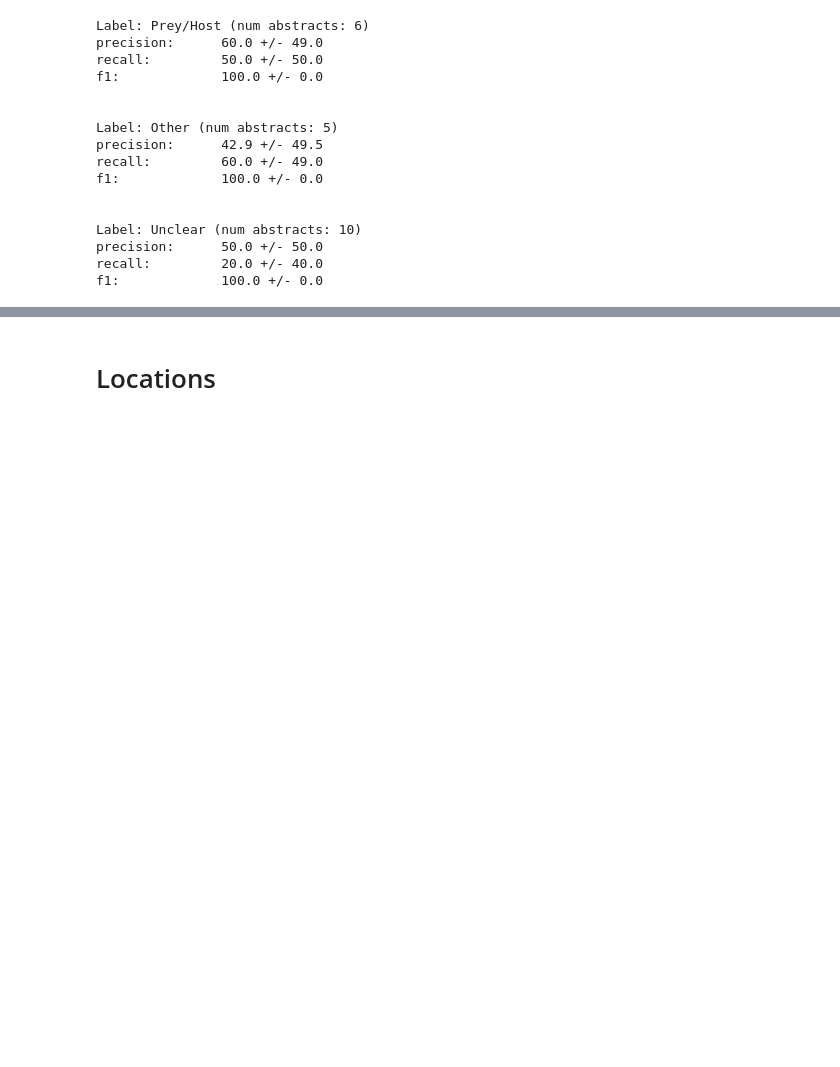
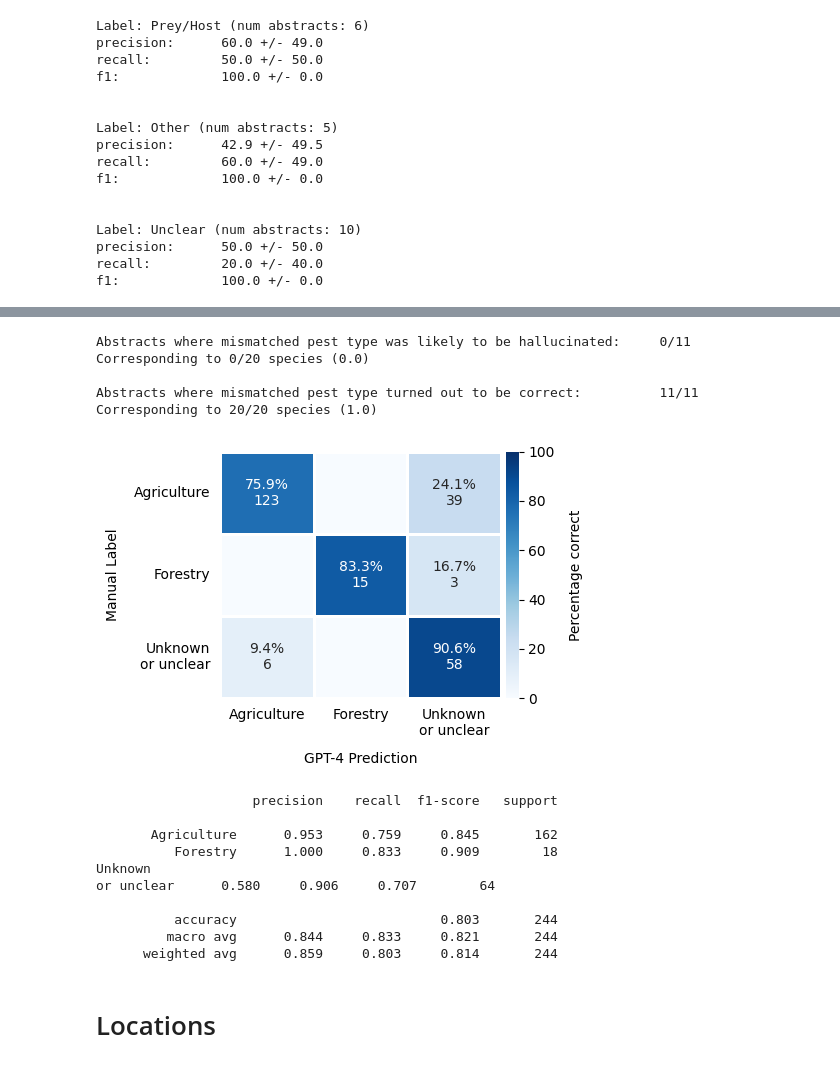
Before and after one commit to dscheepens/GPT4-pest-controllers, a Jupyter notebook: notebook_complete.ipynb, the cells around one changed output, grey strips where cells are left out. Saved outputs shown, nothing was run; the diff lists cells and outputs as text; code cells hidden in the pictures; blank space fills up the shorter version.

```diff
--- a/notebook_complete.ipynb
+++ b/notebook_complete.ipynb
@@ -1030,3 +1334,47 @@ f1:             100.0 +/- 0.0
+# %%
+# Comparison with Pest_Industry_Hallucinations.pdf:
+
+num_abstracts = 11
+num_species = 20
+
+print('Abstracts where mismatched pest type was likely to be hallucinated: \t0/11')
+print('Corresponding to 0/20 species (%s)'%np.round(0/20,3))
+
+print('\nAbstracts where mismatched pest type turned out to be correct: \t\t11/11')
+print('Corresponding to 20/20 species (%s)'%np.round(20/20,3))
+# %% [output]
+Abstracts where mismatched pest type was likely to be hallucinated:     0/11
+Corresponding to 0/20 species (0.0)
+
+Abstracts where mismatched pest type turned out to be correct:          11/11
+Corresponding to 20/20 species (1.0)
+# %%
+x[(x['Associated With']=='Unknown\nor unclear')&(y['Associated With']=='Agriculture')&(x['EID']=='2-s2.0-32544437705')]='Agriculture'
+x[(x['Associated With']=='Unknown\nor unclear')&(y['Associated With']=='Agriculture')&(x['EID']=='2-s2.0-0242446679')]='Agriculture'
+x[(x['Associated With']=='Unknown\nor unclear')&(y['Associated With']=='Agriculture')&(x['EID']=='2-s2.0-77956400174')]='Agriculture'
+x[(x['Associated With']=='Unknown\nor unclear')&(y['Associated With']=='Agriculture')&(x['EID']=='2-s2.0-84857317215')]='Agriculture'
+x[(x['Associated With']=='Unknown\nor unclear')&(y['Associated With']=='Forestry')&(x['EID']=='2-s2.0-0034551082')]='Forestry'
+x[(x['Associated With']=='Unknown\nor unclear')&(y['Associated With']=='Forestry')&(x['EID']=='2-s2.0-0028560901')]='Forestry'
+x[(x['Associated With']=='Unknown\nor unclear')&(y['Associated With']=='Agriculture')&(x['EID']=='2-s2.0-0033674416')]='Agriculture'
+x[(x['Associated With']=='Unknown\nor unclear')&(y['Associated With']=='Agriculture')&(x['EID']=='2-s2.0-84937421125')]='Agriculture'
+x[(x['Associated With']=='Unknown\nor unclear')&(y['Associated With']=='Agriculture')&(x['EID']=='2-s2.0-85044712561')]='Agriculture'
+x[(x['Associated With']=='Unknown\nor unclear')&(y['Associated With']=='Agriculture')&(x['EID']=='2-s2.0-84946493859')]='Agriculture'
+x[(x['Associated With']=='Unknown\nor unclear')&(y['Associated With']=='Agriculture')&(x['EID']=='2-s2.0-0035466062')]='Agriculture'
+# %%
+plot_confusion_matrix(x['Associated With'], y['Associated With'], labels=labels, xlab='GPT-4 Prediction', ylab='Manual Label', train_test='test',
+                      figsize=(5,3.5), xrot=0, filename='cm_industry')
+# %% [output]
+[figure, added]
+                    precision    recall  f1-score   support
+
+       Agriculture      0.953     0.759     0.845       162
+          Forestry      1.000     0.833     0.909        18
+Unknown
+or unclear      0.580     0.906     0.707        64
+
+          accuracy                          0.803       244
+         macro avg      0.844     0.833     0.821       244
+      weighted avg      0.859     0.803     0.814       244
 # %% [markdown]
 # Locations
 # %% [markdown]
```
Also changed, not shown: parts of 36 cells of this notebook.
